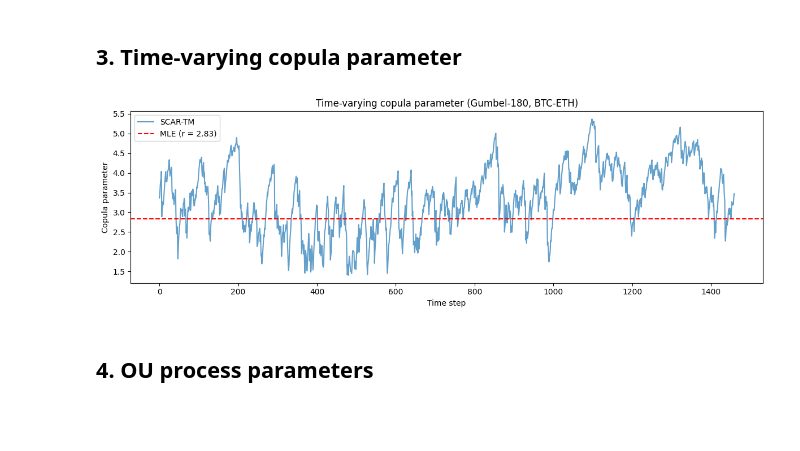
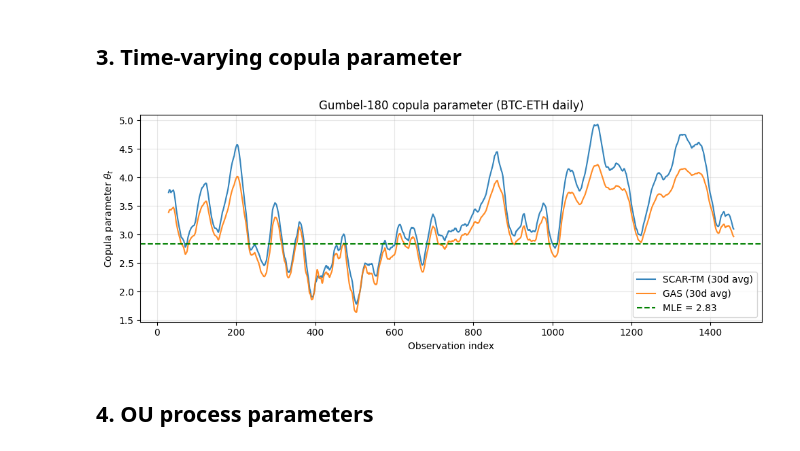
Before and after one commit to AANovokhatskiy/pyscarcopula, a Jupyter notebook: example.ipynb, the cells around one changed output. Cells and saved outputs as stored; diff of their text form; code cells hidden in the pictures; blank space fills up the shorter version.

```diff
--- a/example.ipynb
+++ b/example.ipynb
@@ -45,20 +45,26 @@ GAS       logL =  1031.42   GoF p = 0.5331
 # %%
 from matplotlib import pyplot as plt
 
 r_mle = smoothed_params(copula, u, result_mle)
 r_tm  = smoothed_params(copula, u, result_tm)
+r_gas = smoothed_params(copula, u, result_gas)
 
-fig, ax = plt.subplots(figsize=(12, 4))
-ax.plot(r_tm, label='SCAR-TM', alpha=0.7)
-ax.axhline(r_mle[0], color='r', ls='--', label=f'MLE (r = {r_mle[0]:.2f})')
-ax.set_ylabel('Copula parameter')
-ax.set_xlabel('Time step')
-ax.set_title('Time-varying copula parameter (Gumbel-180, BTC-ETH)')
+fig, ax = plt.subplots(figsize=(10, 4))
+
+w = 30
+ax.plot(pd.Series(r_tm).rolling(w).mean(), label='SCAR-TM (30d avg)', alpha=0.9)
+ax.plot(pd.Series(r_gas).rolling(w).mean(), label='GAS (30d avg)', alpha=0.9)
+ax.axhline(r_mle[0], color='green', linestyle='--', label=f'MLE = {r_mle[0]:.2f}')
+
+ax.set_ylabel(r'Copula parameter $\theta_t$')
+ax.set_xlabel('Observation index')
+ax.set_title('Gumbel-180 copula parameter (BTC-ETH daily)')
 ax.legend()
+ax.grid(True, alpha=0.3)
 plt.tight_layout()
 plt.show()
 # %% [output]
-[figure, old version]
+[figure, new version]
 # %% [markdown]
 ## 4. OU process parameters
 # %%
```
Also changed, not shown: parts of 1 cell of this notebook.
